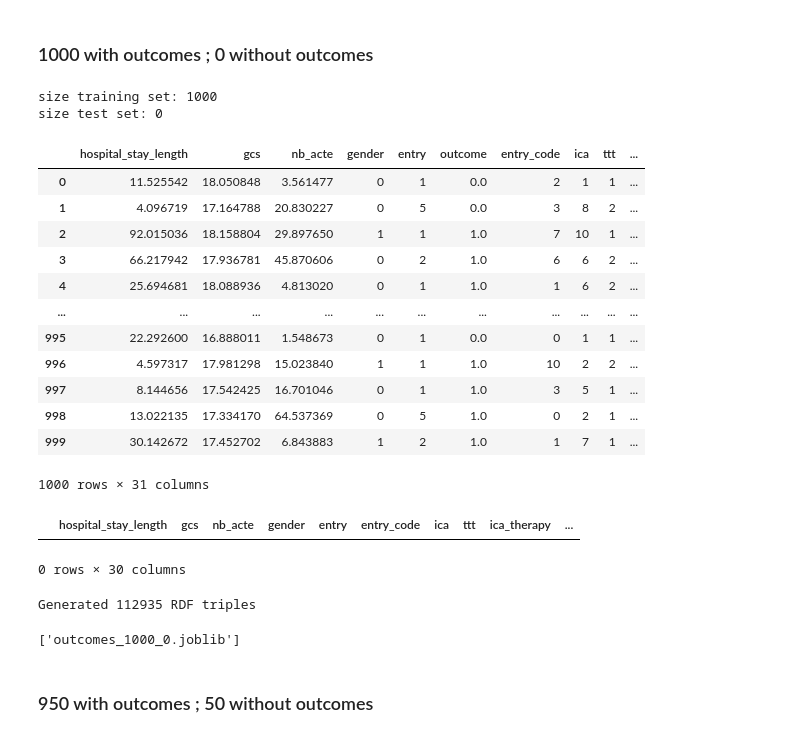
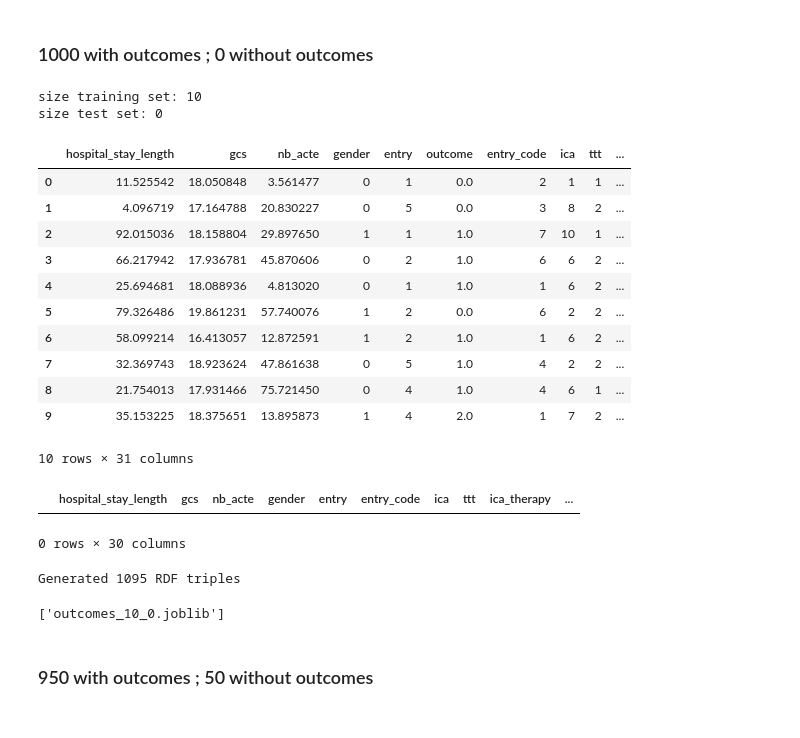
Before and after one commit to TeamHeKA/neurovasc, a Jupyter notebook: notebooks/Data Generation/SPHN_synthetic_dataset.ipynb, the cells around one changed output. Drawn from its saved outputs; the diff is of its cells as text; code cells hidden in the pictures.

```diff
--- a/notebooks/Data Generation/SPHN_synthetic_dataset.ipynb
+++ b/notebooks/Data Generation/SPHN_synthetic_dataset.ipynb
@@ -46,17 +38,34 @@ df
 # %%
 numerical = ['hospital_stay_length', 'gcs', 'nb_acte', 'age']
 categorical = ['gender', 'entry', 'entry_code', 'ica', 'ttt', 'ica_therapy', 'fever', 'o2_clinic', 'o2', 'hta', 'hct', 'tabagisme', 'etOH', 'diabete', 'headache', 'instable', 'vasospasme', 'ivh', 'outcome']
+
+# phenotypes = ['gender', 'ica', 'fever', 'hta', 'hct', 'tabagisme', 'etOH', 'diabete', '']
+
 events = ['nimodipine',  'paracetamol', 'nad', 'corotrop', 'morphine', 'dve', 'atl', 'iot']
 
+drug_events = [
+    "nimodipine",
+    "paracetamol",
+    "nad",
+    "corotrop",
+    "morphine",
+]
+
+proc_events = [
+    "dve",
+    "atl",
+    "iot"
+]
+
 events_codes = {
-    'nimodipine': 'C08CA06', # ACT
-    'paracetamol': 'N02BE01', # ACT
-    'nad': 'C01CA03', # ACT
-    'corotrop': 'C01CE02', # ACT
-    'morphine': 'N02AA01', # ACT
-    'dve': '00P6X0Z', # Removal of Drainage Device from Cerebral Ventricle External Approach (ICD-10)
-    'atl': 'Z98.6', # ICD-10
-    'iot': '0BH17EZ' # ICD-10
+    "nimodipine": "C08CA06",  # ACT / drug administration event
+    "paracetamol": "N02BE01",  # ACT / drug administration event
+    "nad": "C01CA03",  # ACT / drug administration event
+    "corotrop": "C01CE02",  # ACT / drug administration event
+    "morphine": "N02AA01",  # ACT / drug administration event
+    "dve": "00P6X0Z",  # Removal of Drainage Device from Cerebral Ventricle External Approach (ICD-10) / procedure
+    "atl": "Z98.6",  # ICD-10 Drainage Device from Cerebral Ventricle External Approach (ICD-10) / procedure
+    "iot": "0BH17EZ",  # ICD-10 / procedure thacheotomie
 }
 # %%
 prefix = """
@@ -184,51 +251,50 @@ def gen_patient_rdf(row, kg):
 # %% [markdown]
 ### 1000 with outcomes ; 0 without outcomes
 # %%
-N = 1000
+N = 10
 N_train = int(N)
 print("size training set: "+str(N_train))
 
 N_test = N - N_train
 print("size test set: "+str(N_test))
 assert N == N_train + N_test
 
 train_df = df.iloc[0:N]
 with_outcome = df.iloc[0:N_train]
 display(with_outcome)
 
 no_outcome = df.iloc[N_train:N]
 no_outcome = no_outcome.drop(columns=["outcome"])
 display(no_outcome)
 
 ## Serialize data
 kg = ConjunctiveGraph()
 with_outcome.apply(gen_patient_rdf, axis=1, kg=kg)
 no_outcome.apply(gen_patient_rdf, axis=1, kg=kg)
 print(f"Generated {len(kg)} RDF triples")
 
-kg.serialize("sphn_transductive_1000_0.ttl", format="turtle")
-kg.serialize("sphn_transductive_1000_0.nt", format="nt")
-joblib.dump(train_df["outcome"].astype(int).to_list(), "outcomes_1000_0"+ ".joblib")
+kg.serialize("sphn_transductive_10_0.ttl", format="turtle")
+kg.serialize("sphn_transductive_10_0.nt", format="nt")
+joblib.dump(train_df["outcome"].astype(int).to_list(), "outcomes_10_0"+ ".joblib")
 # %% [output]
-size training set: 1000
+size training set: 10
 size test set: 0
 |  | hospital_stay_length | gcs | nb_acte | gender | entry | outcome | entry_code | ica | ttt | ... |
 | 0 | 11.525542 | 18.050848 | 3.561477 | 0 | 1 | 0.0 | 2 | 1 | 1 | ... |
 | 1 | 4.096719 | 17.164788 | 20.830227 | 0 | 5 | 0.0 | 3 | 8 | 2 | ... |
 | 2 | 92.015036 | 18.158804 | 29.897650 | 1 | 1 | 1.0 | 7 | 10 | 1 | ... |
 | 3 | 66.217942 | 17.936781 | 45.870606 | 0 | 2 | 1.0 | 6 | 6 | 2 | ... |
 | 4 | 25.694681 | 18.088936 | 4.813020 | 0 | 1 | 1.0 | 1 | 6 | 2 | ... |
-| ... | ... | ... | ... | ... | ... | ... | ... | ... | ... | ... |
-| 995 | 22.292600 | 16.888011 | 1.548673 | 0 | 1 | 0.0 | 0 | 1 | 1 | ... |
-| 996 | 4.597317 | 17.981298 | 15.023840 | 1 | 1 | 1.0 | 10 | 2 | 2 | ... |
-| 997 | 8.144656 | 17.542425 | 16.701046 | 0 | 1 | 1.0 | 3 | 5 | 1 | ... |
-| 998 | 13.022135 | 17.334170 | 64.537369 | 0 | 5 | 1.0 | 0 | 2 | 1 | ... |
-| 999 | 30.142672 | 17.452702 | 6.843883 | 1 | 2 | 1.0 | 1 | 7 | 1 | ... |
+| 5 | 79.326486 | 19.861231 | 57.740076 | 1 | 2 | 0.0 | 6 | 2 | 2 | ... |
+| 6 | 58.099214 | 16.413057 | 12.872591 | 1 | 2 | 1.0 | 1 | 6 | 2 | ... |
+| 7 | 32.369743 | 18.923624 | 47.861638 | 0 | 5 | 1.0 | 4 | 2 | 2 | ... |
+| 8 | 21.754013 | 17.931466 | 75.721450 | 0 | 4 | 1.0 | 4 | 6 | 1 | ... |
+| 9 | 35.153225 | 18.375651 | 13.895873 | 1 | 4 | 2.0 | 1 | 7 | 2 | ... |
-1000 rows × 31 columns
+10 rows × 31 columns
 |  | hospital_stay_length | gcs | nb_acte | gender | entry | entry_code | ica | ttt | ica_therapy | ... |
 0 rows × 30 columns
-Generated 112935 RDF triples
+Generated 1095 RDF triples
-['outcomes_1000_0.joblib']
+['outcomes_10_0.joblib']
 # %% [markdown]
 ### 950 with outcomes ; 50 without outcomes
 # %%
```
Also changed, not shown: parts of 2 cells of this notebook.
